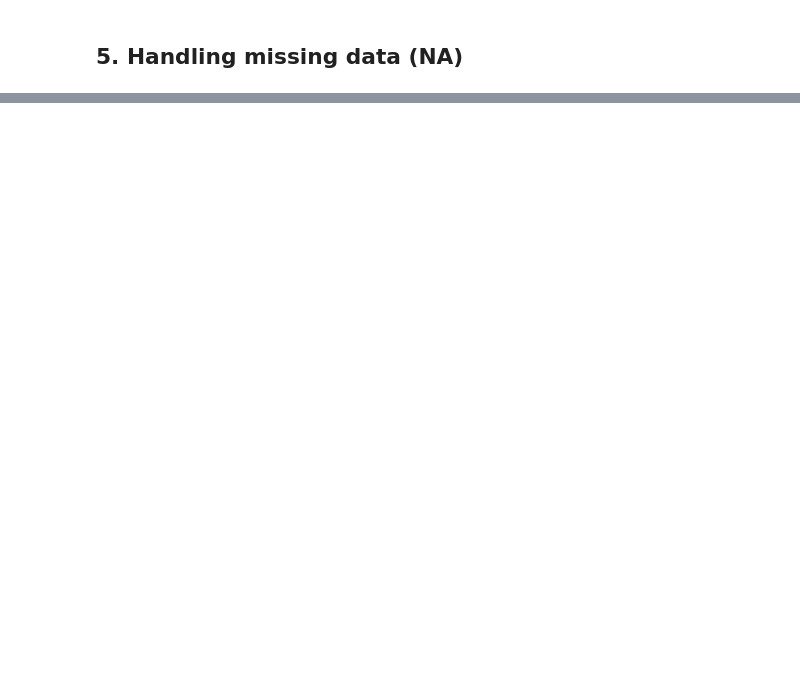
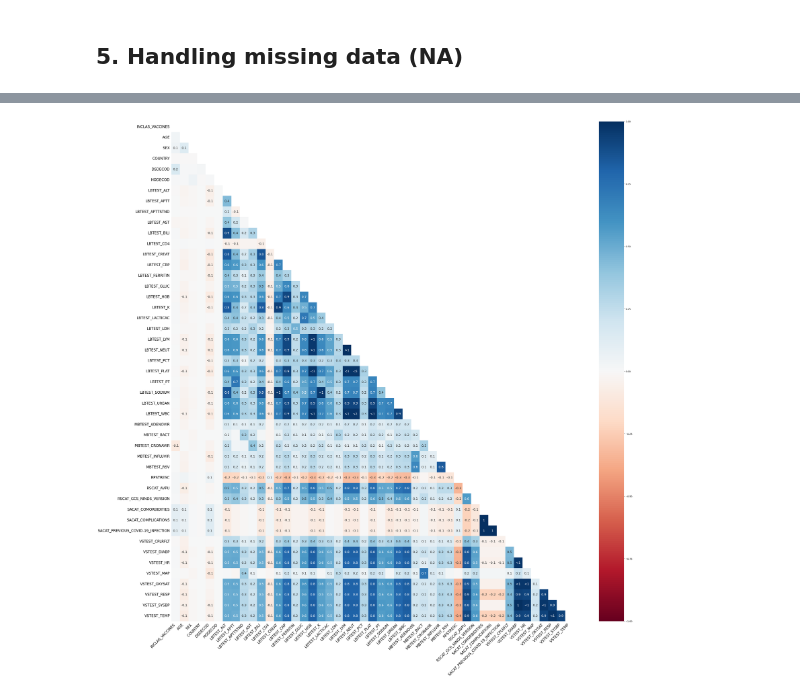
Before and after one commit to CS-433/ml-project-2-digdata_project2, a Jupyter notebook: data_selection.ipynb, the cells around one changed output, grey strips where cells are left out. Cells and saved outputs as stored; diff of their text form; code cells hidden in the pictures; blank space fills up the shorter version.

```diff
--- a/data_selection.ipynb
+++ b/data_selection.ipynb
@@ -2246,0 +2300,12 @@ Text(0.5, 1.0, 'Null values pourcentage')
+# %%
+# Missingness Heatmap
+
+# We will use only one INCLAS column to do the heatmap because we saw that the NA were well correlated
+df_heatmap = df_matrixAll_woTime_woNA[df_matrixAll_woTime_woNA.columns.drop(list(df_matrixAll_woTime_woNA.filter(regex='INCLAS')))]
+df_heatmap.insert(0,'INCLAS_VACCINES', df_matrixAll_woTime_woNA.INCLAS_VACCINES)
+
+fig, ax = plt.subplots(1,1,figsize=(40,40))
+msno.heatmap(df_heatmap, ax=ax, labels=True)
+plt.savefig('./data/results/NA_heatmap.png')
+# %% [output]
+[figure, added]
```
Also changed, not shown: parts of 32 cells of this notebook, 2 other files.
